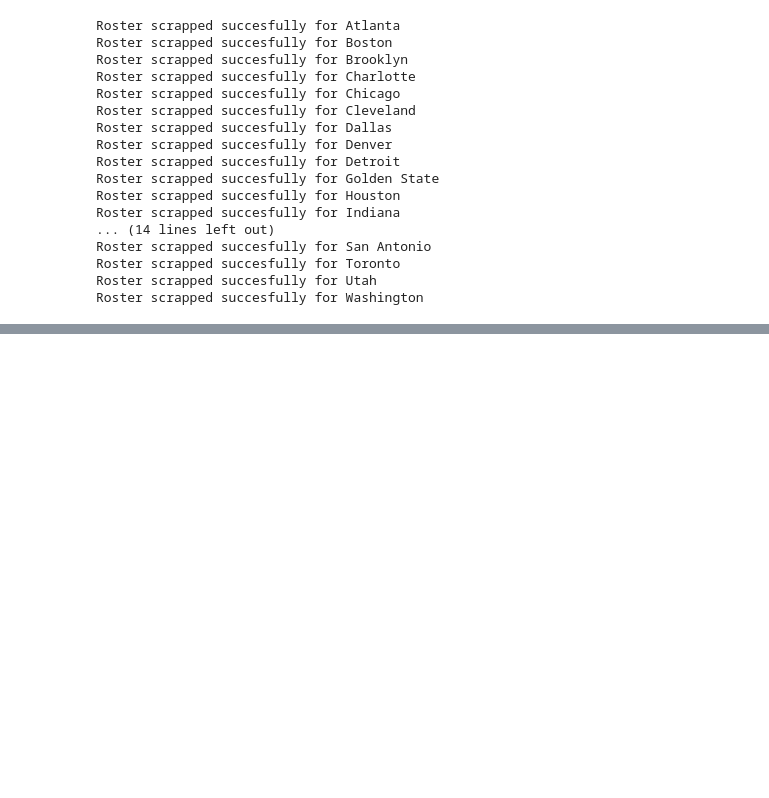
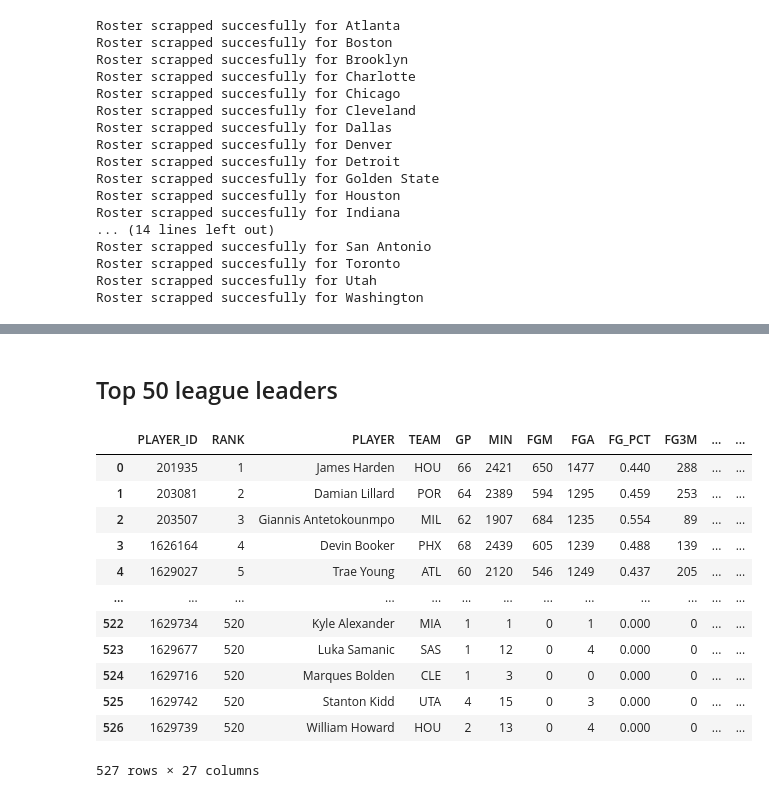
Before and after one commit to mashwinmuthiah/NBA-stats, a Jupyter notebook: NBAWebScrapper.ipynb, the cells around one changed output, grey strips where cells are left out. Cells and saved outputs as stored; diff of their text form; code cells hidden in the pictures; blank space fills up the shorter version.

Commit message:
short chart data for top 50 players

```diff
--- a/NBAWebScrapper.ipynb
+++ b/NBAWebScrapper.ipynb
@@ -296,3 +297,54 @@ new_dict['Boston'].head()
 | 2 | 1610612738 | 2019 | 00 | Jaylen Brown | jaylen_brown | 7 | G-F | 6-6 | 223 | OCT 24, 1996 | ... |
 | 3 | 1610612738 | 2019 | 00 | Kemba Walker | kemba_walker | 8 | G | 6-0 | 184 | MAY 08, 1990 | ... |
 | 4 | 1610612738 | 2019 | 00 | Brad Wanamaker | brad_wanamaker | 9 | G | 6-3 | 210 | JUL 25, 1989 | ... |
+# %% [markdown]
+## Top 50 league leaders
+# %%
+header = {
+    "Accept": "application/json, text/plain, */*",
+    "Accept-Encoding": "gzip, deflate, br",
+    "Accept-Language": "en-GB,en-US;q=0.9,en;q=0.8",
+    "Cache-Control": "no-cache",
+    "Connection": "keep-alive",
+    "Host": "stats.nba.com",
+    "Pragma": "no-cache",
+    "Referer": "https://stats.nba.com/leaders/?Season=2019-20&SeasonType=Regular%20Season&PerMode=Totals",
+    "Sec-Fetch-Dest": "empty",
+    "Sec-Fetch-Mode": "cors",
+    "Sec-Fetch-Site": "same-origin",
+    "User-Agent": "Mozilla/5.0 (Windows NT 10.0; Win64; x64) AppleWebKit/537.36 (KHTML, like Gecko) Chrome/84.0.4147.105 Safari/537.36",
+    "x-nba-stats-origin": "stats",
+    "x-nba-stats-token": "true",
+}
+# %%
+params = (
+    ("ActiveFlag", ""),
+    ("LeagueID", "00"),
+    ("PerMode", "Totals"),
+    ("Scope", "S"),
+    ("Season", "2019-20"),
+    ("SeasonType", "Regular Season"),
+    ("StatCategory", "PTS"),
+    ("resource", "leagueleaders"))
+# %%
+url = "https://stats.nba.com/stats/leagueLeaders"
+# %%
+response = requests.get(url, headers=header, params=params)
+jsn = response.json()
+frame = pd.DataFrame(jsn['resultSet']['rowSet'])
+frame.columns = jsn['resultSet']['headers']
+frame
+# %% [output]
+|  | PLAYER_ID | RANK | PLAYER | TEAM | GP | MIN | FGM | FGA | FG_PCT | FG3M | ... | ... |
+| 0 | 201935 | 1 | James Harden | HOU | 66 | 2421 | 650 | 1477 | 0.440 | 288 | ... | ... |
+| 1 | 203081 | 2 | Damian Lillard | POR | 64 | 2389 | 594 | 1295 | 0.459 | 253 | ... | ... |
+| 2 | 203507 | 3 | Giannis Antetokounmpo | MIL | 62 | 1907 | 684 | 1235 | 0.554 | 89 | ... | ... |
+| 3 | 1626164 | 4 | Devin Booker | PHX | 68 | 2439 | 605 | 1239 | 0.488 | 139 | ... | ... |
+| 4 | 1629027 | 5 | Trae Young | ATL | 60 | 2120 | 546 | 1249 | 0.437 | 205 | ... | ... |
+| ... | ... | ... | ... | ... | ... | ... | ... | ... | ... | ... | ... | ... |
+| 522 | 1629734 | 520 | Kyle Alexander | MIA | 1 | 1 | 0 | 1 | 0.000 | 0 | ... | ... |
+| 523 | 1629677 | 520 | Luka Samanic | SAS | 1 | 12 | 0 | 4 | 0.000 | 0 | ... | ... |
+| 524 | 1629716 | 520 | Marques Bolden | CLE | 1 | 3 | 0 | 0 | 0.000 | 0 | ... | ... |
+| 525 | 1629742 | 520 | Stanton Kidd | UTA | 4 | 15 | 0 | 3 | 0.000 | 0 | ... | ... |
+| 526 | 1629739 | 520 | William Howard | HOU | 2 | 13 | 0 | 4 | 0.000 | 0 | ... | ... |
+527 rows × 27 columns
```
Also changed, not shown: parts of 6 cells of this notebook, 1 other file.
